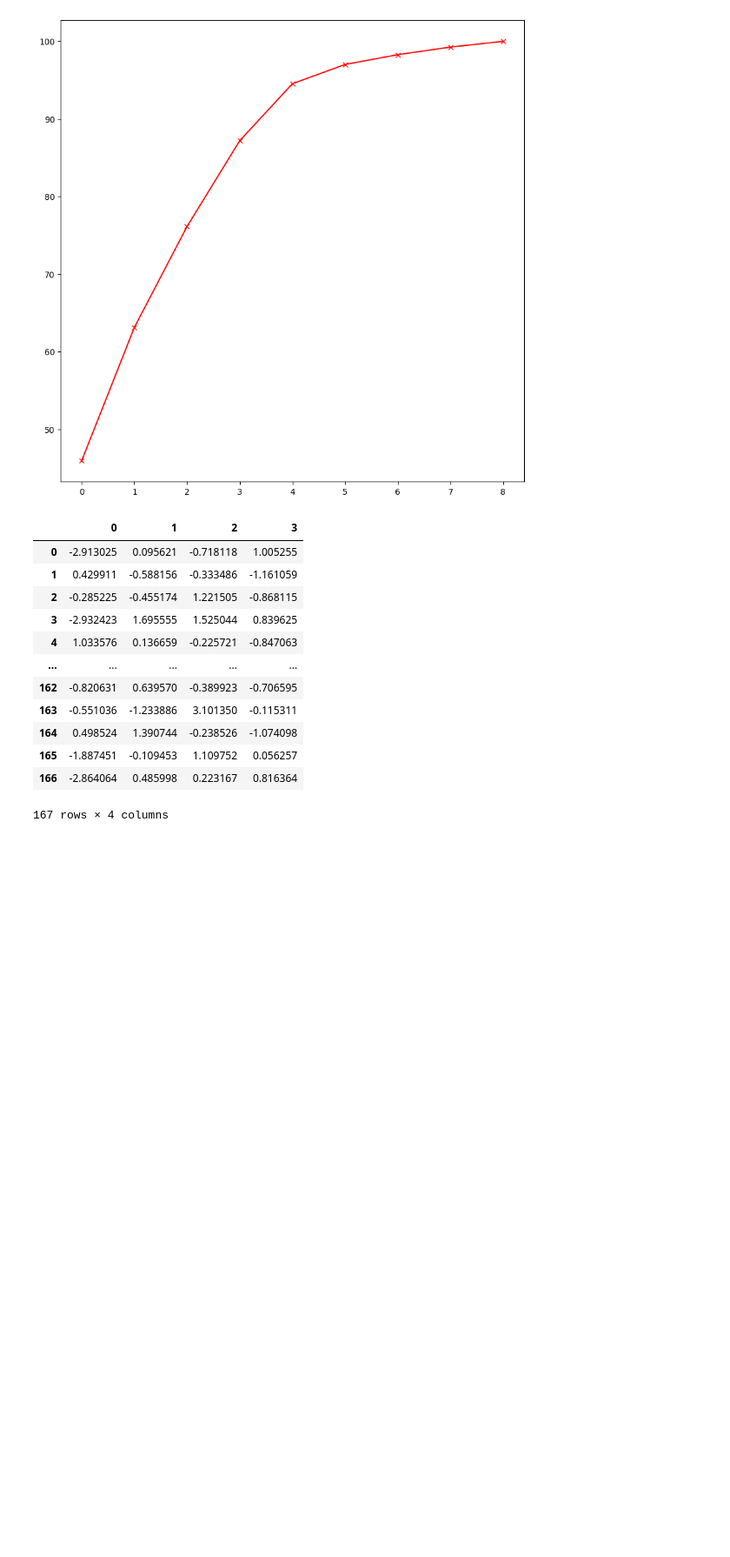
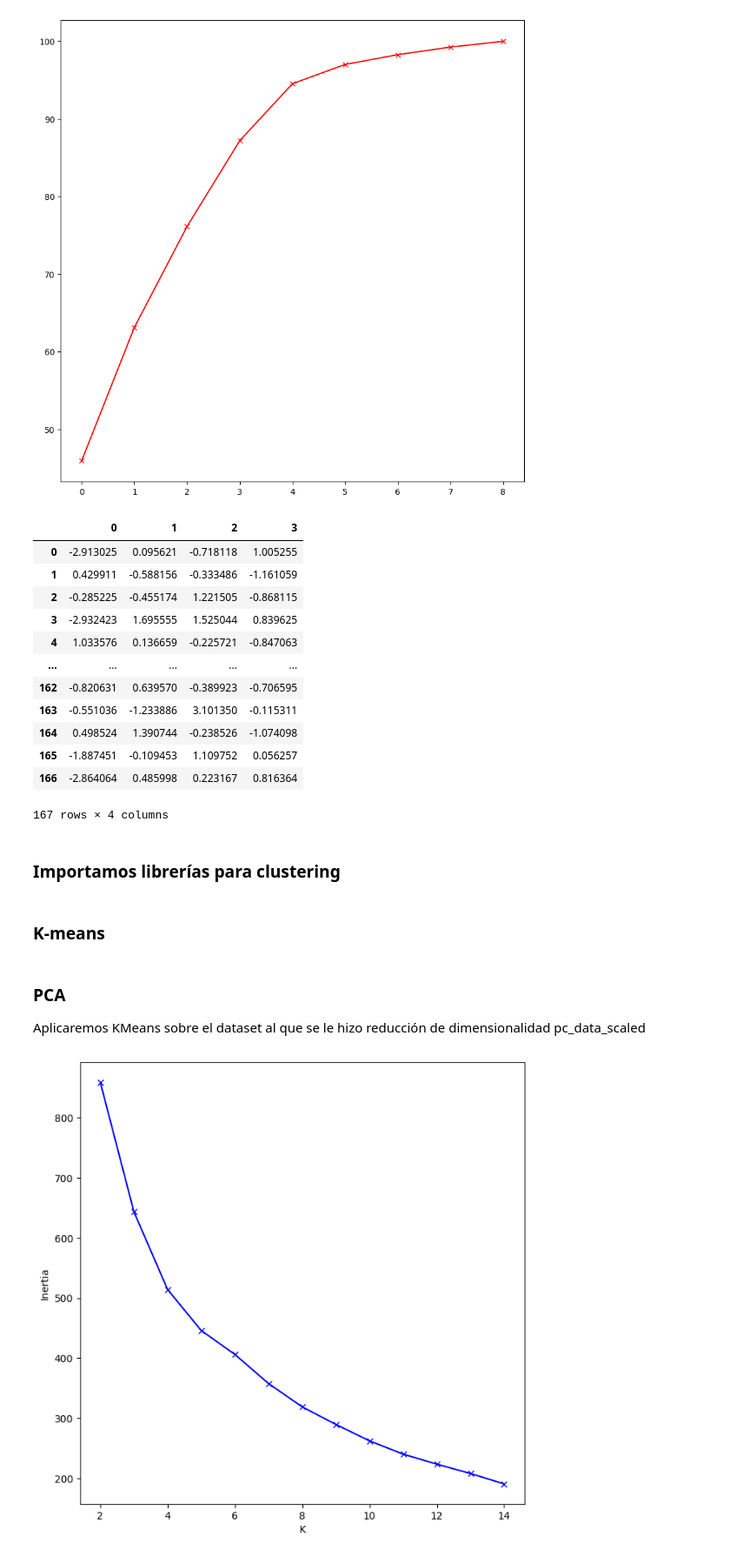
Before and after one commit to electrojam/Curso-de-Clustering-con-Python-y-scikit-learn, a Jupyter notebook: proyecto_countries_clustering.ipynb, the cells around one changed output. Shown at 87% size. Saved outputs shown, nothing was run; the diff lists cells and outputs as text; code cells hidden in the pictures; blank space fills up the shorter version.

Commit message:
Resolviendo con K-means, con PCA y sin PCA

```diff
--- a/proyecto_countries_clustering.ipynb
+++ b/proyecto_countries_clustering.ipynb
@@ -218,3 +218,5 @@ pca_data_standar
 | 165 | -1.887451 | -0.109453 | 1.109752 | 0.056257 |
 | 166 | -2.864064 | 0.485998 | 0.223167 | 0.816364 |
 167 rows × 4 columns
+# %% [markdown]
+### Importamos librerías para clustering
@@ -220,0 +227,26 @@ pca_data_standar
+# %% [markdown]
+### K-means
+# %% [markdown]
+### PCA
+Aplicaremos KMeans sobre el dataset al que se le hizo reducción de dimensionalidad pc_data_scaled
+# %%
+# Como no sabemos el K, tenemos que iterar sobre distintos K, para encontrar el apropidado
+Sum_of_squared_distances = []
+silhouette_scores = []
+K = range(2,15)
+for _ in K:
+  km = KMeans(n_clusters= _, n_init=10)  # aplicamos KMeans sobre lo que estamos iterando
+  y = km.fit_predict(pca_data_standar)  # hacemos predicción
+  Sum_of_squared_distances.append(km.inertia_) # el resultados de la predicción y, lo añadimos a sum_of_square para la gráfica del codo
+  silhouette_scores.append(silhouette_score(pca_data_standar, y)) # obtenemos los coeficientes de silueta
+# %%
+# Graficamos
+fig = plt.figure(figsize=(8,8))
+plt.plot(K, Sum_of_squared_distances, 'bx-')
+plt.xlabel('K')
+plt.ylabel('Inertia')
+plt.show()
+
+# La gráfica arroja que el K óptimo del codo está entre 4 y 5
+# %% [output]
+[figure, added]
```
Also changed, not shown: parts of 8 cells of this notebook.
